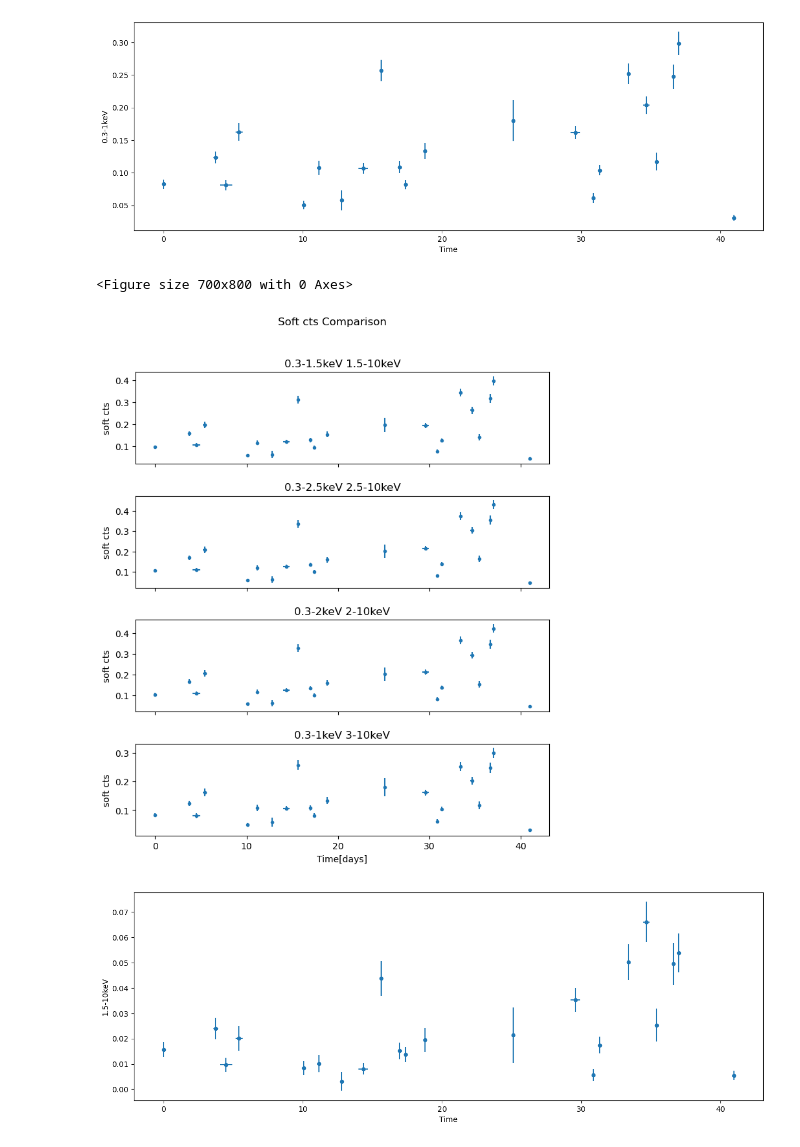
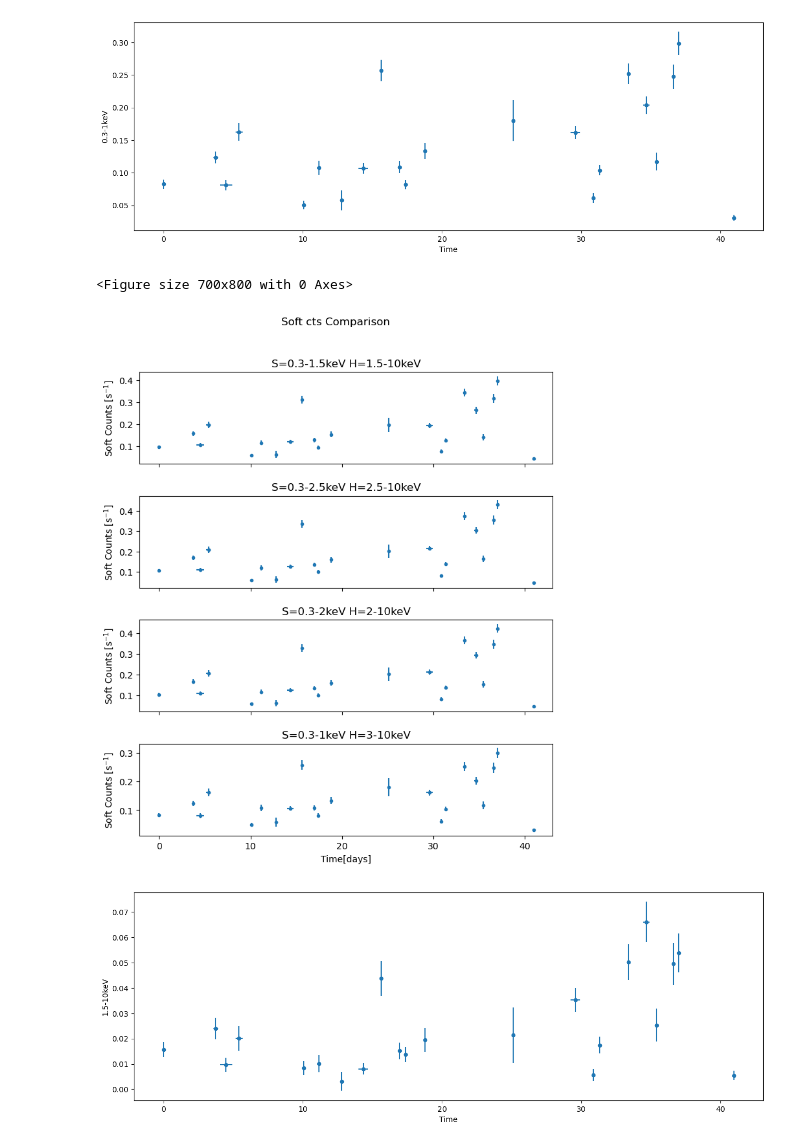
Before and after one commit to martapisci/IRAS_13224-3809, a Jupyter notebook: energy_bands/lcurve_diffX-Copy1.ipynb, the cells around one changed output. Drawn from its saved outputs; the diff is of its cells as text; code cells hidden in the pictures.

```diff
--- a/energy_bands/lcurve_diffX-Copy1.ipynb
+++ b/energy_bands/lcurve_diffX-Copy1.ipynb
@@ -153,10 +153,10 @@ axs[2].errorbar(lcurve3['Time'],lcurve3['HR'], lcurve3['HR_err'], lcurve3['time_
 axs[3].errorbar(lcurve4['Time'],lcurve4['HR'], lcurve4['HR_err'], lcurve4['time_err'],linestyle='None',marker='.')
 plt.tight_layout()
 
-axs[0].set_title('0.3-1.5keV 1.5-10keV')
-axs[1].set_title('0.3-2.5keV 2.5-10keV')
-axs[2].set_title('0.3-2keV 2-10keV')
-axs[3].set_title('0.3-1keV 3-10keV')
+axs[0].set_title('S=0.3-1.5keV H=1.5-10keV')
+axs[1].set_title('S=0.3-2.5keV H=2.5-10keV')
+axs[2].set_title('S=0.3-2keV H=2-10keV')
+axs[3].set_title('S=0.3-1keV H=3-10keV')
 
 fig.subplots_adjust(hspace=0.35)
 
@@ -286,39 +286,39 @@ plt.show()
 # %%
 w = 7
 h = 8
 fig = plt.figure(figsize=(w,h))
 
 fig, axs = plt.subplots(4,figsize= (w,h),sharex= True)
 fig.suptitle('Soft cts Comparison',x=0.5, y=1.05)
 
 
 
 axs[0].errorbar(lcurve1['Time'],lcurve1['0.3-1.5keV'],lcurve1['0.3-1.5keV_err'], lcurve1['time_err'],linestyle='None',marker='.')
 axs[1].errorbar(lcurve2['Time'],lcurve2['0.3-2.5keV'],lcurve2['0.3-2.5keV_err'], lcurve2['time_err'],linestyle='None',marker='.')
 axs[2].errorbar(lcurve3['Time'],lcurve3['0.3-2keV'],lcurve3['0.3-2keV_err'], lcurve3['time_err'], linestyle='None',marker='.')
 axs[3].errorbar(lcurve4['Time'],lcurve4['0.3-1keV'],lcurve4['0.3-1keV_err'], lcurve4['time_err'], linestyle='None',marker='.')
 plt.tight_layout()
 
-axs[0].set_title('0.3-1.5keV 1.5-10keV')
-axs[1].set_title('0.3-2.5keV 2.5-10keV')
-axs[2].set_title('0.3-2keV 2-10keV')
-axs[3].set_title('0.3-1keV 3-10keV')
+axs[0].set_title('S=0.3-1.5keV H=1.5-10keV')
+axs[1].set_title('S=0.3-2.5keV H=2.5-10keV')
+axs[2].set_title('S=0.3-2keV H=2-10keV')
+axs[3].set_title('S=0.3-1keV H=3-10keV')
 
 fig.subplots_adjust(hspace=0.35)
 
 for subplot in axs:
-    subplot.set_ylabel("soft cts")
+    subplot.set_ylabel("Soft Counts [s$^{-1}$]")
 
 plt.xlabel("Time[days]")
 
 
 save_fig = True
 if save_fig == True:
     plt.savefig("plots/comparison_soft.pdf",bbox_inches = 'tight')
 plt.show()
 # %% [output]
 <Figure size 700x800 with 0 Axes>
-[figure, old version]
+[figure, new version]
 # %%
 ## HARD
 # %%
```
Also changed, not shown: parts of 3 cells of this notebook, 17 other files.
